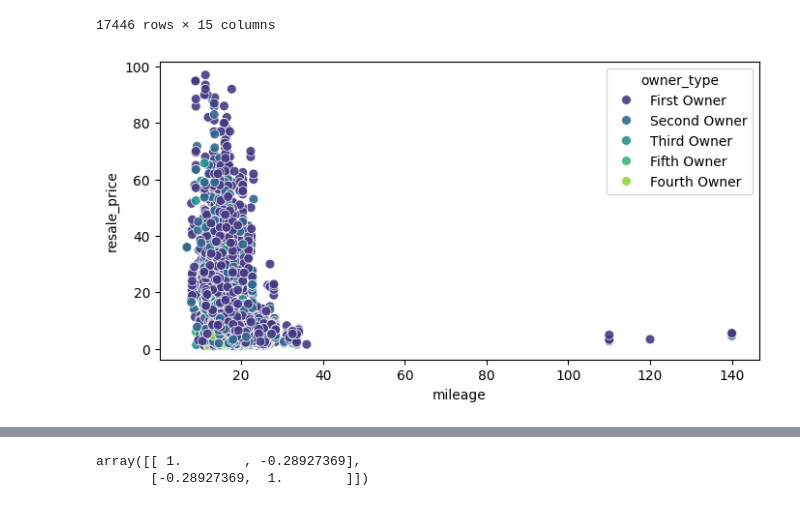
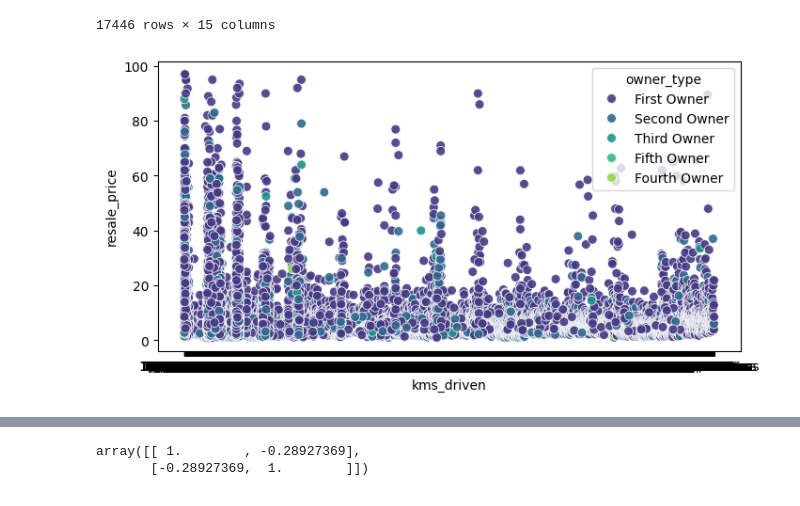
Before and after one commit to NitoBoritto/Car_Sales_Regression_Analysis, a Jupyter notebook: Car_Sales_Regression.ipynb, the cells around one changed output, grey strips where cells are left out. Drawn from its saved outputs; the diff is of its cells as text; code cells hidden in the pictures.

```diff
--- a/Car_Sales_Regression.ipynb
+++ b/Car_Sales_Regression.ipynb
@@ -4,7 +4,7 @@ import numpy as np
 import matplotlib.pyplot as plt
 import seaborn as sns
 # %%
-Car_df = pd.read_csv(r"car_resale_prices.csv")
+Car_df = pd.read_csv(r"F:\ERU\semester 5\Data analysis for bussiness application\project car sales\car_resale_prices.csv")
 Car_df
 # %% [output]
 |  | Unnamed: 0 | full_name | resale_price | registered_year | engine_capacity | insurance | transmission_type | ... |
@@ -28,18 +28,18 @@ Car_df["mileage"] = pd.to_numeric(Car_df["mileage"].str.strip(r"kmpl"), errors =
 # %%
 plt.figure(figsize= (8,4))
 sns.scatterplot(
     data = Car_df,
-    x = "mileage",
+    x = "kms_driven",
     y = "resale_price",
     hue = "owner_type",
     palette="viridis",
     s = 50,
     alpha = 0.9
 )
 
 plt.show()
 # %% [output]
-[figure, old version]
+[figure, new version]
 # %%
 Car_df
 # %% [output]
```
Also changed, not shown: parts of 13 cells of this notebook.
